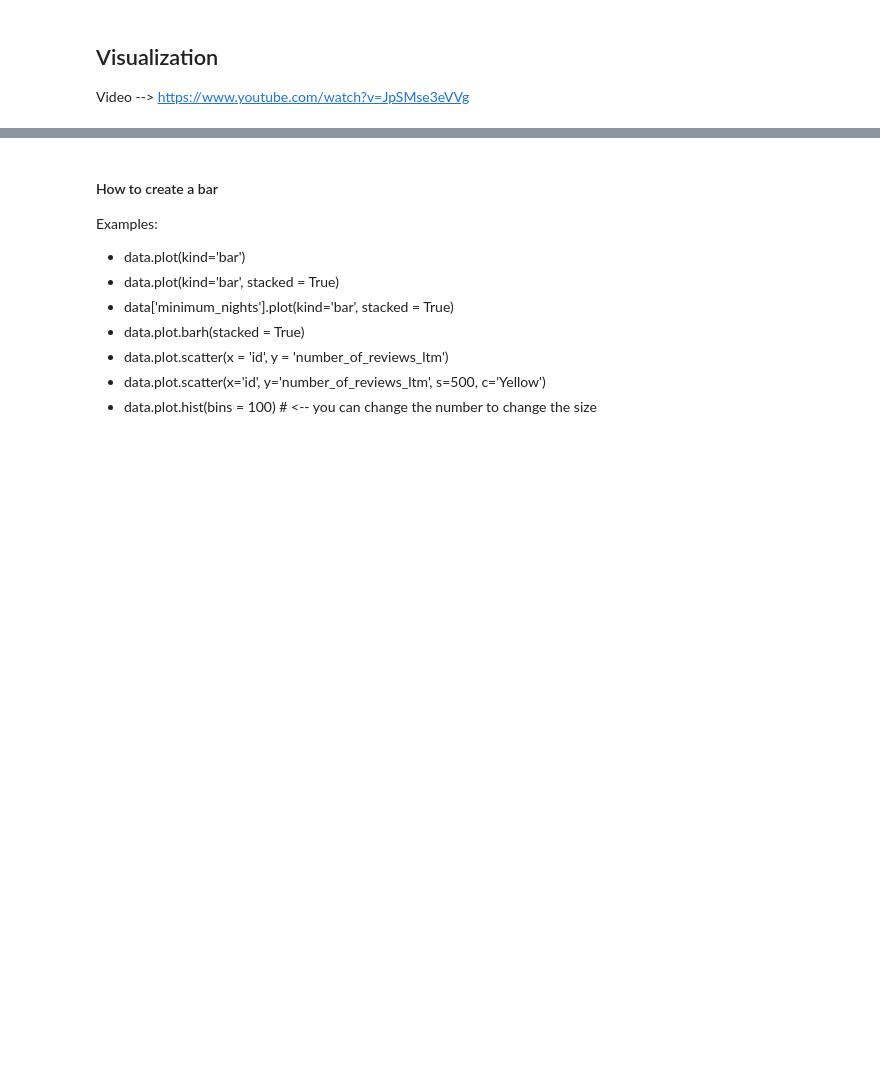
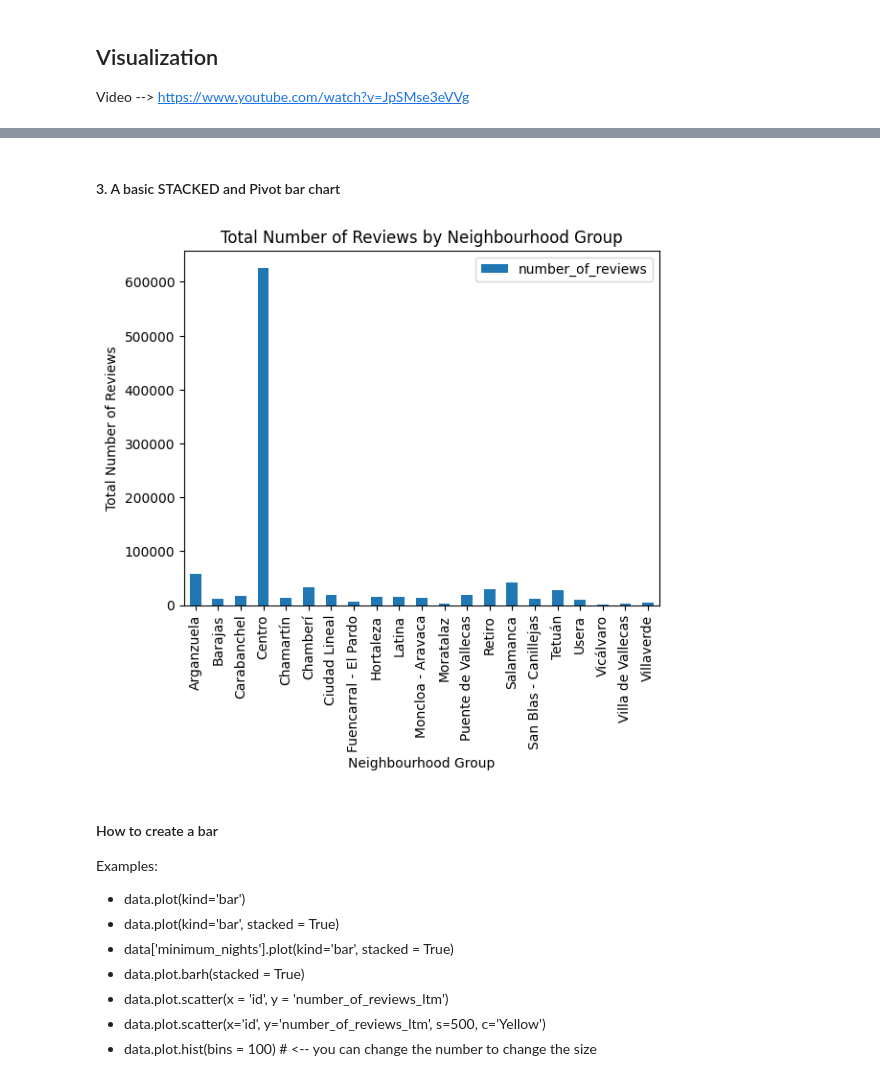
Before and after one commit to Monalaihoi/Training, a Jupyter notebook: airbnb_data2023.ipynb, the cells around one changed output, grey strips where cells are left out. Cells and saved outputs as stored; diff of their text form; code cells hidden in the pictures; blank space fills up the shorter version.

```diff
--- a/airbnb_data2023.ipynb
+++ b/airbnb_data2023.ipynb
@@ -581,3 +614,21 @@ data.plot(kind='line', title='AirBnb Madrid')
+# %% [markdown]
+#### 3. A basic STACKED and Pivot bar chart
+# %%
+# Assuming 'neighbourhood_group' and 'number_of_reviews' are columns in your DataFrame
+pivot_data = data.pivot_table(index='neighbourhood_group', values='number_of_reviews', aggfunc='sum')
+
+# Plotting a stacked bar chart
+pivot_data.plot(kind='bar', stacked=True)
+
+# Adding labels and title
+plt.xlabel('Neighbourhood Group')
+plt.ylabel('Total Number of Reviews')
+plt.title('Total Number of Reviews by Neighbourhood Group')
+
+# Display the plot
+plt.show()
+# %% [output]
+[figure, added]
 # %% [markdown]
 #### How to create a bar
 Examples:
```
Also changed, not shown: parts of 48 cells of this notebook.
